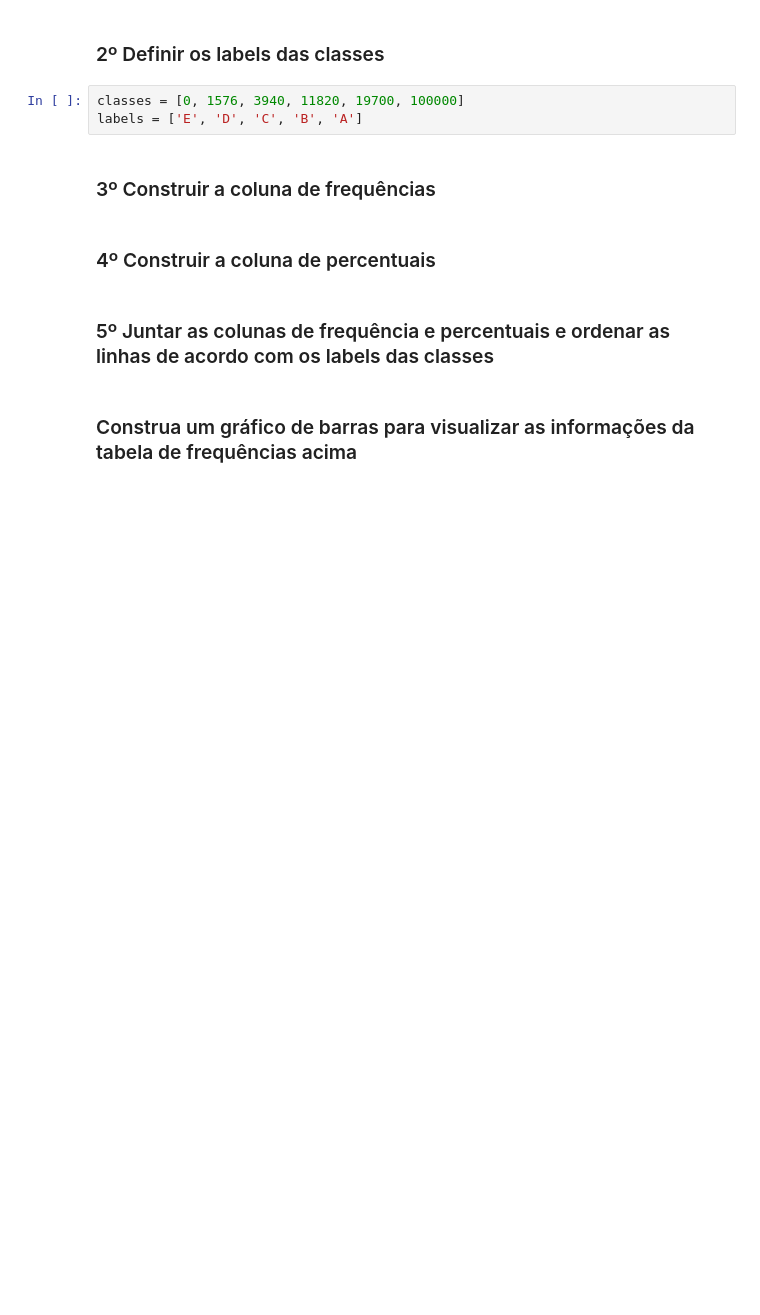
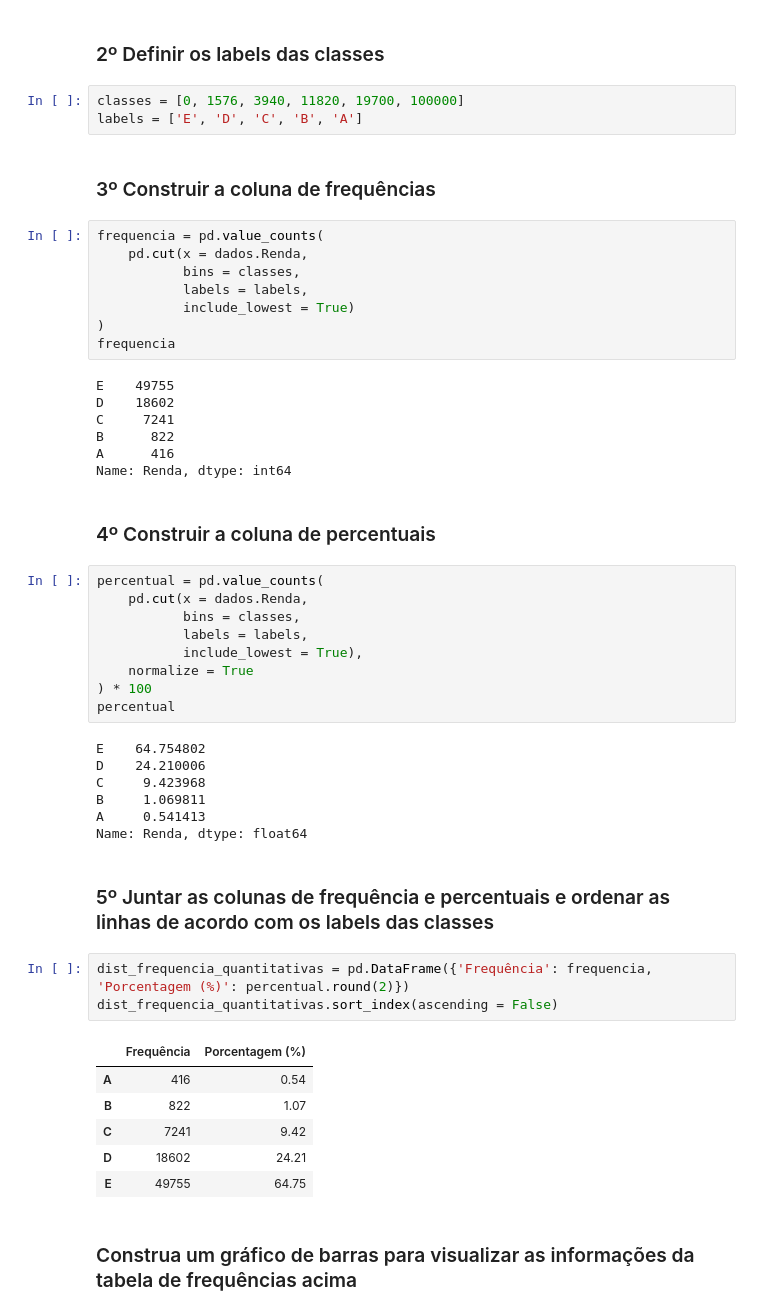
Before and after one commit to cglima/estatistica-python-parte-1-frequencias-e-medidas, a Jupyter notebook: notebook/Análise_Descritiva.ipynb, the cells around one changed output. Cells and saved outputs as stored; diff of their text form; blank space fills up the shorter version.

```diff
--- a/notebook/Análise_Descritiva.ipynb
+++ b/notebook/Análise_Descritiva.ipynb
@@ -181,9 +181,50 @@ classes = [0, 1576, 3940, 11820, 19700, 100000]
 labels = ['E', 'D', 'C', 'B', 'A']
 # %% [markdown]
 ### 3º Construir a coluna de frequências
+# %%
+frequencia = pd.value_counts(
+    pd.cut(x = dados.Renda,
+           bins = classes,
+           labels = labels,
+           include_lowest = True)
+)
+frequencia
+# %% [output]
+E    49755
+D    18602
+C     7241
+B      822
+A      416
+Name: Renda, dtype: int64
 # %% [markdown]
 ### 4º Construir a coluna de percentuais
+# %%
+percentual = pd.value_counts(
+    pd.cut(x = dados.Renda,
+           bins = classes,
+           labels = labels,
+           include_lowest = True),
+    normalize = True
+) * 100
+percentual
+# %% [output]
+E    64.754802
+D    24.210006
+C     9.423968
+B     1.069811
+A     0.541413
+Name: Renda, dtype: float64
 # %% [markdown]
 ### 5º Juntar as colunas de frequência e percentuais e ordenar as linhas de acordo com os labels das classes
+# %%
+dist_frequencia_quantitativas = pd.DataFrame({'Frequência': frequencia, 'Porcentagem (%)': percentual.round(2)})
+dist_frequencia_quantitativas.sort_index(ascending = False)
+# %% [output]
+|  | Frequência | Porcentagem (%) |
+| A | 416 | 0.54 |
+| B | 822 | 1.07 |
+| C | 7241 | 9.42 |
+| D | 18602 | 24.21 |
+| E | 49755 | 64.75 |
 # %% [markdown]
 ### Construa um gráfico de barras para visualizar as informações da tabela de frequências acima
```
Also changed, not shown: parts of 4 cells of this notebook.
